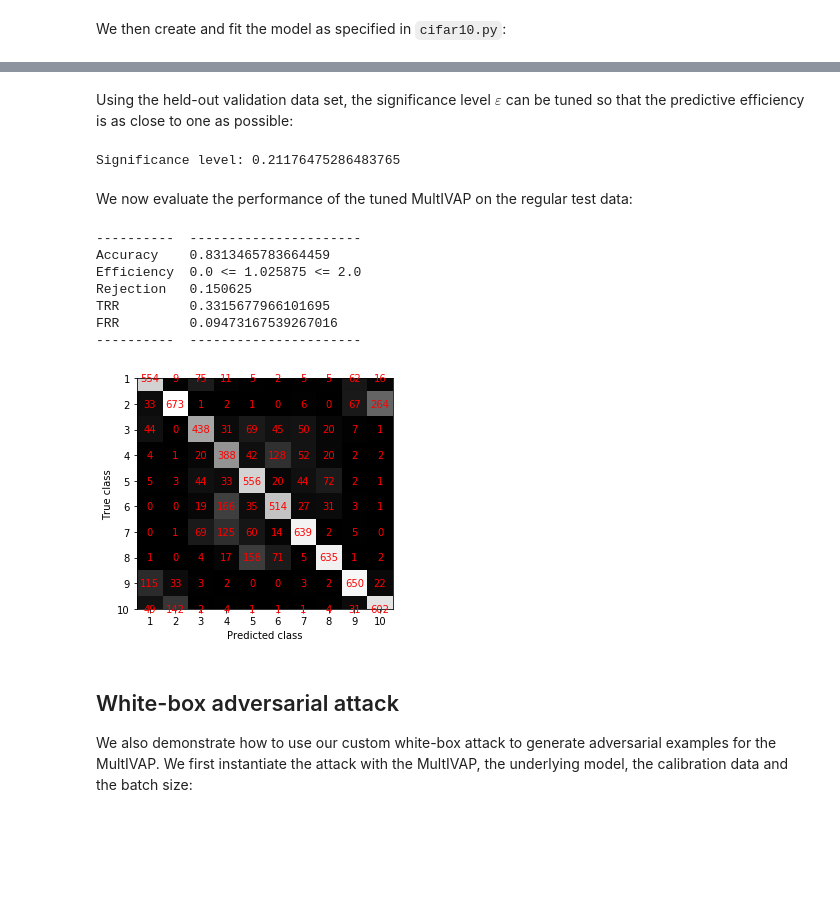
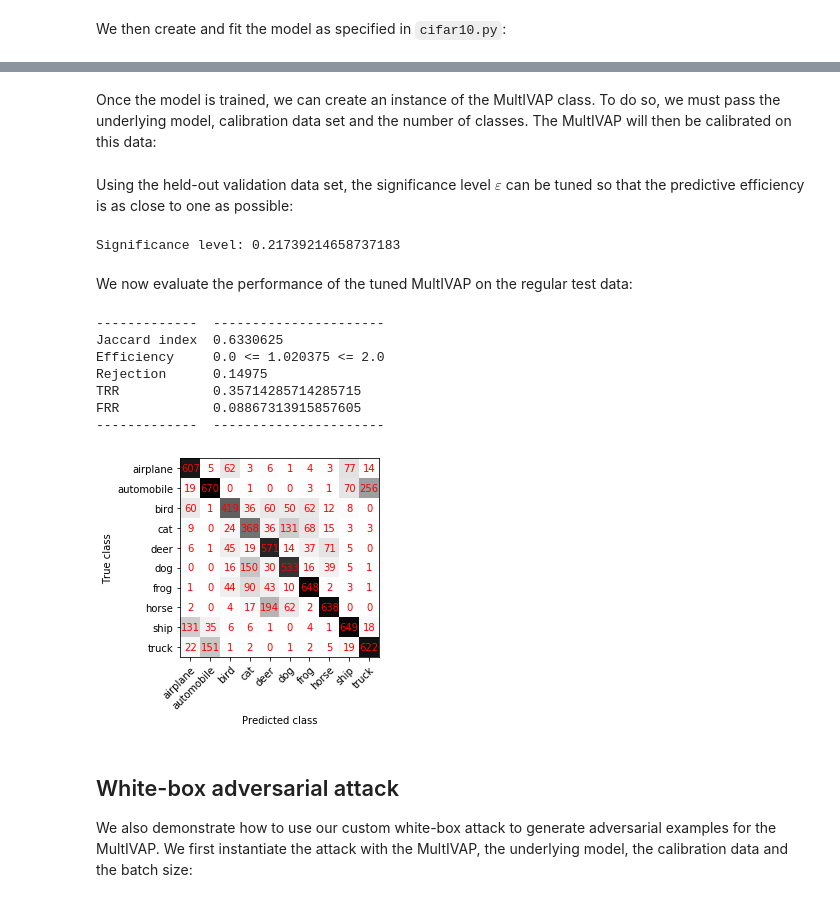
Before and after one commit to saeyslab/multivap, a Jupyter notebook: cifar10_demo.ipynb, the cells around one changed output, grey strips where cells are left out. Drawn from its saved outputs; the diff is of its cells as text; code cells hidden in the pictures; blank space fills up the shorter version.

```diff
--- a/cifar10_demo.ipynb
+++ b/cifar10_demo.ipynb
@@ -24,24 +24,27 @@ def normalize(arr):
     arr /= max_val - min_val
     return arr
 
-def heatmap(cm):
+def heatmap(cm, xlabel='Predicted class', ylabel='True class', names=None):
     fig, ax = plt.subplots()
-    im = ax.imshow(cm, cmap='gray')
+    im = ax.imshow(cm, cmap='gray_r')
     ax.set_xticks(np.arange(cm.shape[0]))
     ax.set_yticks(np.arange(cm.shape[1]))
-    ax.set_xticklabels([i+1 for i in range(cm.shape[0])])
-    ax.set_yticklabels([i+1 for i in range(cm.shape[1])])
-    ax.set_xlabel('Predicted class')
-    ax.set_ylabel('True class')
+    ax.set_xticklabels([names[i] if names is not None else i+1 for i in range(cm.shape[0])])
+    ax.set_yticklabels([names[i] if names is not None else i+1 for i in range(cm.shape[1])])
+    ax.set_xlabel(xlabel)
+    ax.set_ylabel(ylabel)
+
+    if names is not None:
+        plt.setp(ax.get_xticklabels(), rotation=45, ha="right", rotation_mode="anchor")
+
     for i in range(cm.shape[0]):
         for j in range(cm.shape[1]):
-            text = ax.text(j, i, int(cm[i, j]),
-                           ha="center", va="center", color="red")
+            text = ax.text(j, i, int(cm[i, j]), ha="center", va="center", color="red")
     fig.tight_layout()
 
 def print_metrics(metrics):
     print(tabulate([
-        ['Accuracy', metrics.acc],
+        ['Jaccard index', metrics.jac],
         ['Efficiency', '{} <= {} <= {}'.format(metrics.eff_lower, metrics.eff, metrics.eff_upper)],
         ['Rejection', metrics.rej],
         ['TRR', metrics.trr],
@@ -128,27 +116,29 @@ Once the model is trained, we can calibrate the MultIVAP:
+# %% [markdown]
+Once the model is trained, we can create an instance of the MultIVAP class. To do so, we must pass the underlying model, calibration data set and the number of classes. The MultIVAP will then be calibrated on this data:
 # %%
 multivap = MultIVAP(model, x_calib, y_calib, y_test.shape[1])
 # %% [markdown]
 Using the held-out validation data set, the significance level $\varepsilon$ can be tuned so that the predictive efficiency is as close to one as possible:
 # %%
-best_beta, _ = multivap.tune(x_valid)
-print('Significance level: {}'.format(best_beta))
+eps, _ = multivap.tune(x_valid)
+print('Significance level: {}'.format(eps))
 # %% [output]
-Significance level: 0.21176475286483765
+Significance level: 0.21739214658737183
 # %% [markdown]
 We now evaluate the performance of the tuned MultIVAP on the regular test data:
 # %%
-cm, metrics = multivap.evaluate(x_proper_test, y_proper_test, best_beta)
+cm, metrics = multivap.evaluate(x_proper_test, y_proper_test, eps)
 print_metrics(metrics)
-heatmap(cm)
+heatmap(cm, names=cifar10.names)
 # %% [output]
-----------  ----------------------
-Accuracy    0.8313465783664459
-Efficiency  0.0 <= 1.025875 <= 2.0
-Rejection   0.150625
-TRR         0.3315677966101695
-FRR         0.09473167539267016
-----------  ----------------------
+-------------  ----------------------
+Jaccard index  0.6330625
+Efficiency     0.0 <= 1.020375 <= 2.0
+Rejection      0.14975
+TRR            0.35714285714285715
+FRR            0.08867313915857605
+-------------  ----------------------
-[figure, old version]
+[figure, new version]
 # %% [markdown]
 ## White-box adversarial attack
 
```
Also changed, not shown: parts of 5 cells of this notebook.
